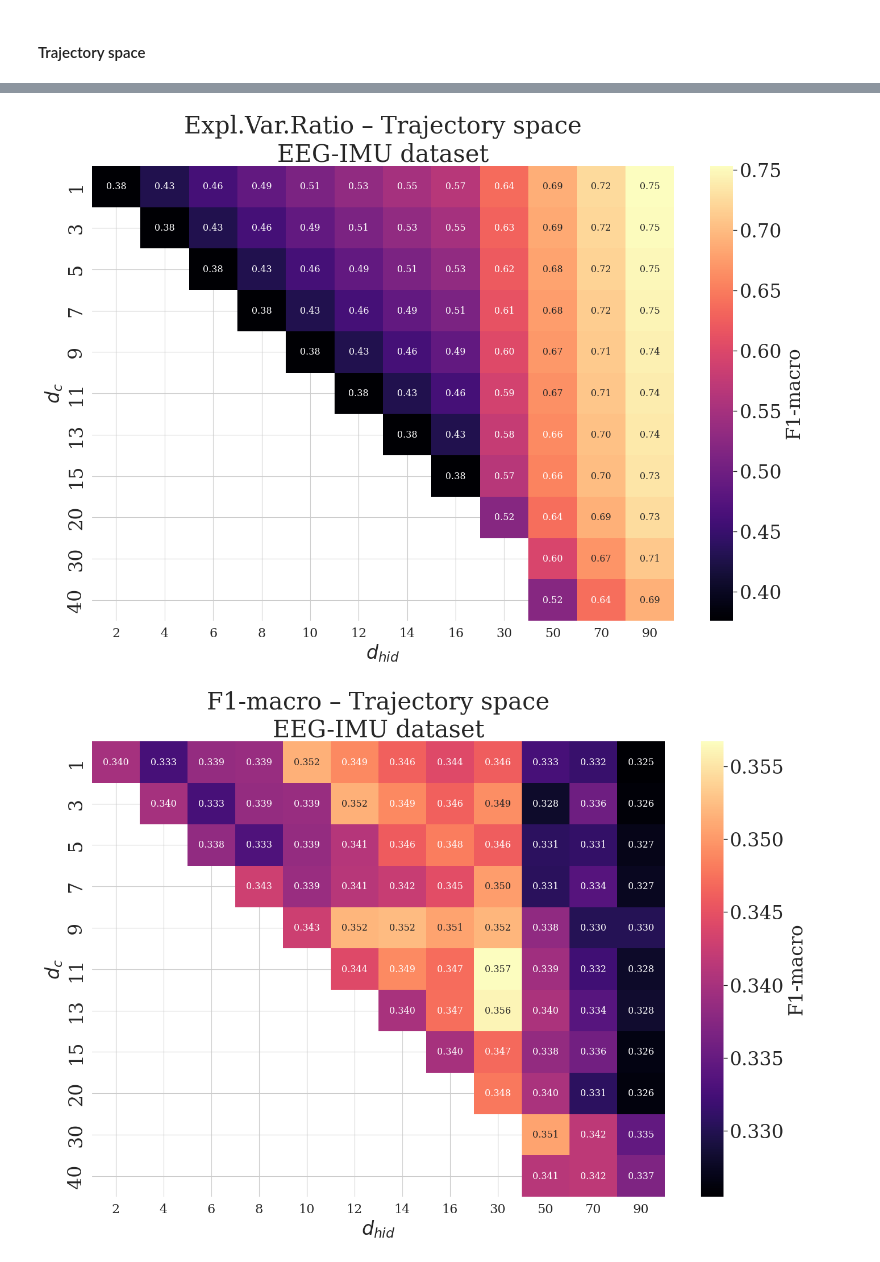
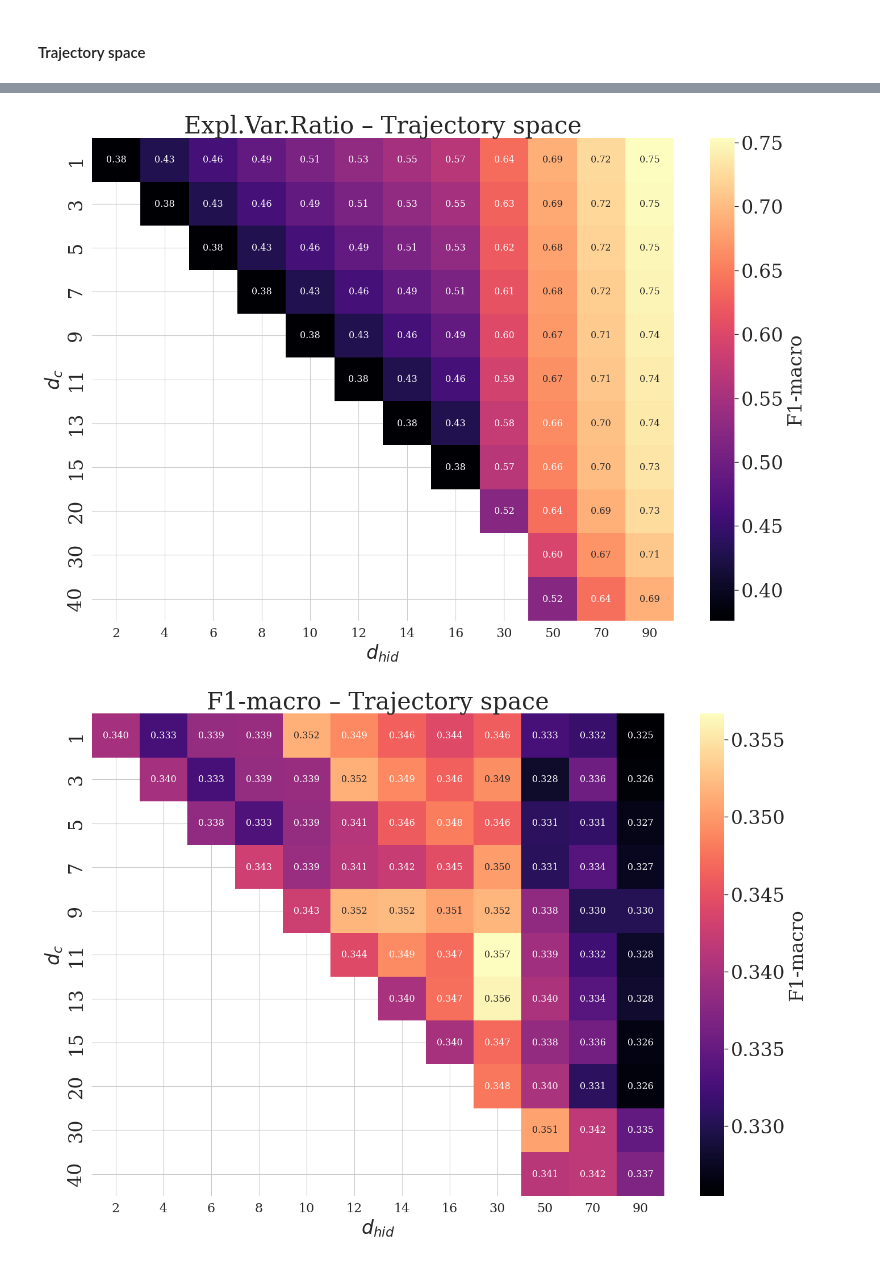
Before and after one commit to intsystems/Vladimirov-MS-Thesis, a Jupyter notebook: code/post-hoc-analysis.ipynb, the cells around one changed output, grey strips where cells are left out. Drawn from its saved outputs; the diff is of its cells as text; code cells hidden in the pictures.

```diff
--- a/code/post-hoc-analysis.ipynb
+++ b/code/post-hoc-analysis.ipynb
@@ -58,6 +58,7 @@ FREQ = 250
 random.seed(manualSeed)
 
 DATA_DIR = '../experiment-results/'
+FIGURES_DIR = '../figures/'
 # %% [markdown]
 ## Vizualization helpers
 # %%
@@ -75,32 +76,30 @@ plt.rcParams["axes.titlesize"] = 30
 plt.rcParams["axes.labelsize"] = 24
 plt.rcParams["figure.figsize"] = (12, 7)
 
-# -------------------------------------------------
-# 2.  Utility helpers
-# -------------------------------------------------
+
 def pivot_heat(df, value="max_F1w"):
     """Wide table indexed by d_c, d_r for seaborn.heatmap."""
     return df.pivot(index="d_c", columns="d_hid", values=value).sort_index(ascending=True)
 
+
 def save_fig(name, dpi=300):
     plt.tight_layout()
-    plt.savefig(f"../figures/{name}.pdf", dpi=dpi, bbox_inches="tight")
+    plt.savefig(os.path.join(FIGURES_DIR, f"{name}.pdf"), dpi=dpi, bbox_inches="tight")
 
-# -------------------------------------------------
-# 3.  Heat-map template
-# -------------------------------------------------
+
 def plot_heatmap(df, title, value, cmap="cubehelix_r", fmt=".3f"):
     fig, ax = plt.subplots(figsize=(14, 10))
     sns.heatmap(pivot_heat(df, value), annot=True, fmt=fmt,
                 cmap=cmap, cbar_kws={"label": "F1-macro"}, ax=ax)
     ax.set_title(title)
     ax.set_xlabel(r"$d_{hid}$"); ax.set_ylabel(r"$d_c$")
-    save_fig(title.replace(" ", "_").lower())
+    plt.tight_layout()
+    plt.savefig(os.path.join(FIGURES_DIR, f"{title.lower().replace(' ', '-').replace('.', '-')}.pdf"))
 
 
-def diff_heat(df_high, df_low, label_high, label_low, figsize=(10, 8), cmap="coolwarm_r", fmt=".2f"):
-    A = pivot_heat(df_high)
-    B = pivot_heat(df_low)
+def diff_heat(df_high, df_low, label_high, label_low, value="max_F1w", figsize=(10, 8), cmap="coolwarm_r", fmt=".2f"):
+    A = pivot_heat(df_high, value)
+    B = pivot_heat(df_low, value)
     diff = (A - B).loc[A.index.intersection(B.index),
                        A.columns.intersection(B.columns)]
 
@@ -109,7 +108,9 @@ def diff_heat(df_high, df_low, label_high, label_low, figsize=(10, 8), cmap="coo
                 annot=True, fmt=fmt, ax=ax)
     ax.set_title(f"Δ F1 ({label_high} – {label_low})")
     ax.set_xlabel(r"$d_{hid}$"); ax.set_ylabel(r"$d_c$")
-    # save_fig(f"diff_{label_high.lower()}_{label_low.lower()}")
+    plt.tight_layout()
+    plt.savefig(os.path.join(FIGURES_DIR, f'heatmap-delta-{value}-{label_high}-{label_low}.pdf'))
+    plt.show()
 # %% [markdown]
 ## Tennis dataset
 # %% [markdown]
@@ -595,10 +603,10 @@ plot_heatmap(trajectory_casca, value='VIF', cmap="flare", fmt=".1f",
 # %%
 plot_heatmap(trajectory_casca, value='ExplVar', cmap="magma", fmt=".2f",
-             title="Expl.Var.Ratio – Trajectory space\nEEG-IMU dataset")
+             title="Expl.Var.Ratio – Trajectory space")
 # %% [output]
-[figure, old version]
+[figure, new version]
 # %%
 plot_heatmap(trajectory_casca, value='max_F1m', cmap="magma",
-             title="F1-macro – Trajectory space\nEEG-IMU dataset")
+             title="F1-macro – Trajectory space")
 # %% [output]
-[figure, old version]
+[figure, new version]
```
Also changed, not shown: parts of 15 cells of this notebook, 2 other files.
